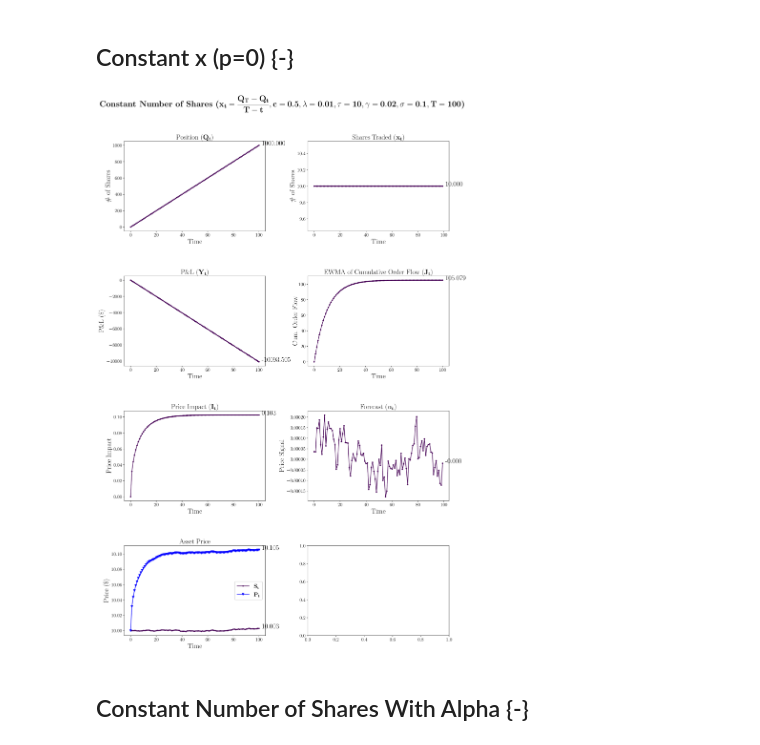
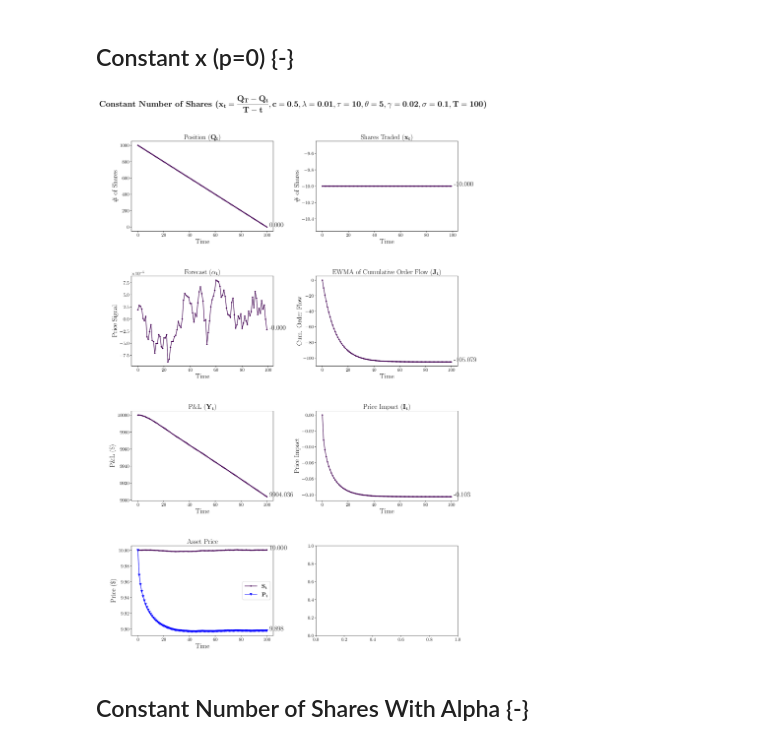
Before and after one commit to edmund735/seniorthesis, a Jupyter notebook: models.ipynb, the cells around one changed output. Drawn from its saved outputs; the diff is of its cells as text; code cells hidden in the pictures.

```diff
--- a/models.ipynb
+++ b/models.ipynb
@@ -265,28 +48,29 @@ def plot_multi_results(f_title, df, ncols = 2, save_fig=False, fpath=""):
 # %%
 def const_x(rem_q, rem_t, **kwargs):
     '''
     Calculates number of shares to trade at each time step so that it's constant throughout the entire trading period.
     Takes in remaining quantity and remaining number of time steps
     '''
     assert 0 < rem_t, "rem_t<0"
     return rem_q/rem_t
 
 params = {
-    'init_q': 0,
-    'target_q': 1000,
+    'init_q': 1000,
+    'target_q': 0,
     'c': 0.5,
     'lamb': 0.01,
     'tau': 10,
+    'theta': 5,
     'gamma': 0.02,
     'T': 100,
     'sigma': 0.1,
-    'n_MC': 100_000,
+    'n_MC': 500_000,
 }
 
 df = sim_MC(const_x, **params)
-plot_results(fr"Constant Number of Shares ($\mathbf{{x_t=\frac{{Q_T-Q_t}}{{T-t}},c={params['c']},\lambda={params['lamb']},\tau={params['tau']},\gamma={params['gamma']},\sigma={params['sigma']}, T={params['T']}}}$)", df, save_fig = False, fpath = "10.pgf")
+plot_results(fr"Constant Number of Shares ($\mathbf{{x_t=\frac{{Q_T-Q_t}}{{T-t}},c={params['c']},\lambda={params['lamb']},\tau={params['tau']},\theta={params['theta']},\gamma={params['gamma']},\sigma={params['sigma']}, T={params['T']}}}$)", df, save_fig = False, fpath = "debug.png")
 # %% [output]
-[figure, old version]
+[figure, new version]
 # %% [markdown]
 ## Constant Number of Shares With Alpha {-}
 # %%
```
Also changed, not shown: parts of 8 cells of this notebook, 1 other file.
